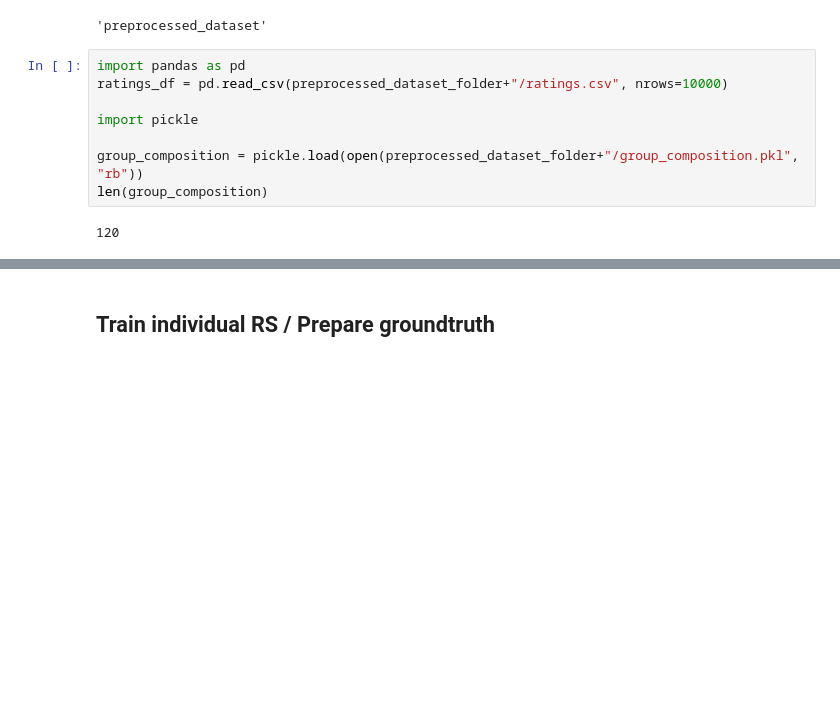
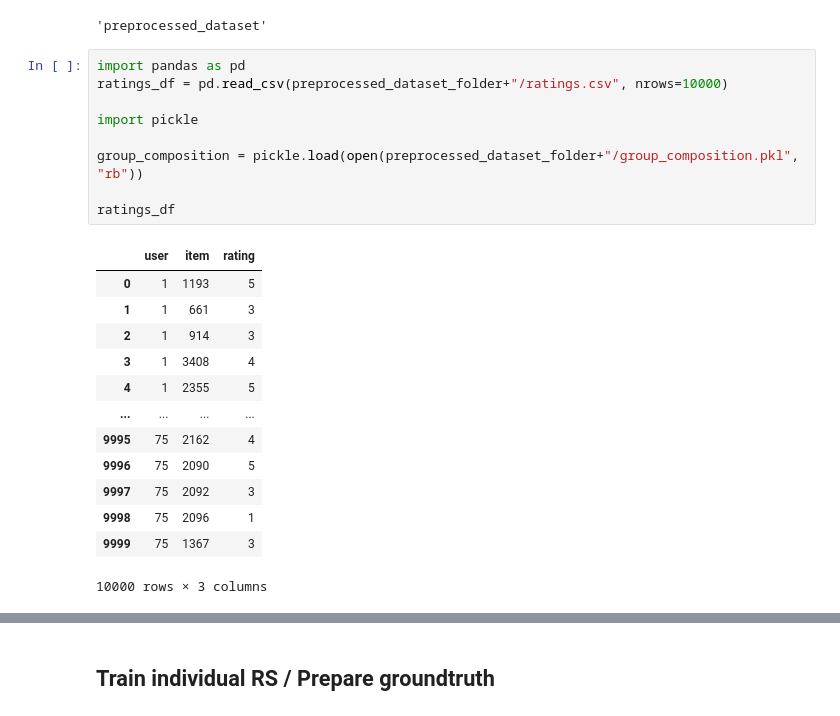
Before and after one commit to barnap/group-recommenders-offline-evaluation, a Jupyter notebook: grs_evaluation_final_ml1m.ipynb, the cells around one changed output, grey strips where cells are left out. Saved outputs shown, nothing was run; the diff lists cells and outputs as text; blank space fills up the shorter version.

```diff
--- a/grs_evaluation_final_ml1m.ipynb
+++ b/grs_evaluation_final_ml1m.ipynb
@@ -22,10 +22,23 @@ display(cfg.dataset_folder,cfg.preprocessed_dataset_folder)
 # %%
 import pandas as pd
 ratings_df = pd.read_csv(preprocessed_dataset_folder+"/ratings.csv", nrows=10000)
 
 import pickle
 
 group_composition = pickle.load(open(preprocessed_dataset_folder+"/group_composition.pkl", "rb"))
-len(group_composition)
+
+ratings_df
 # %% [output]
+|  | user | item | rating |
+| 0 | 1 | 1193 | 5 |
+| 1 | 1 | 661 | 3 |
+| 2 | 1 | 914 | 3 |
+| 3 | 1 | 3408 | 4 |
+| 4 | 1 | 2355 | 5 |
+| ... | ... | ... | ... |
+| 9995 | 75 | 2162 | 4 |
+| 9996 | 75 | 2090 | 5 |
+| 9997 | 75 | 2092 | 3 |
+| 9998 | 75 | 2096 | 1 |
+| 9999 | 75 | 1367 | 3 |
-120
+10000 rows × 3 columns
```
Also changed, not shown: parts of 4 cells of this notebook, 3 other files.
